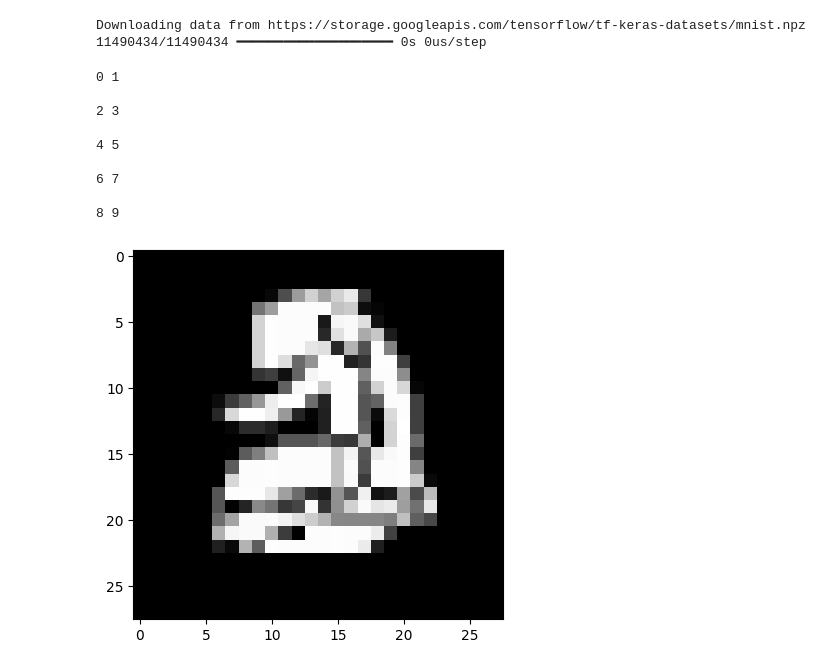
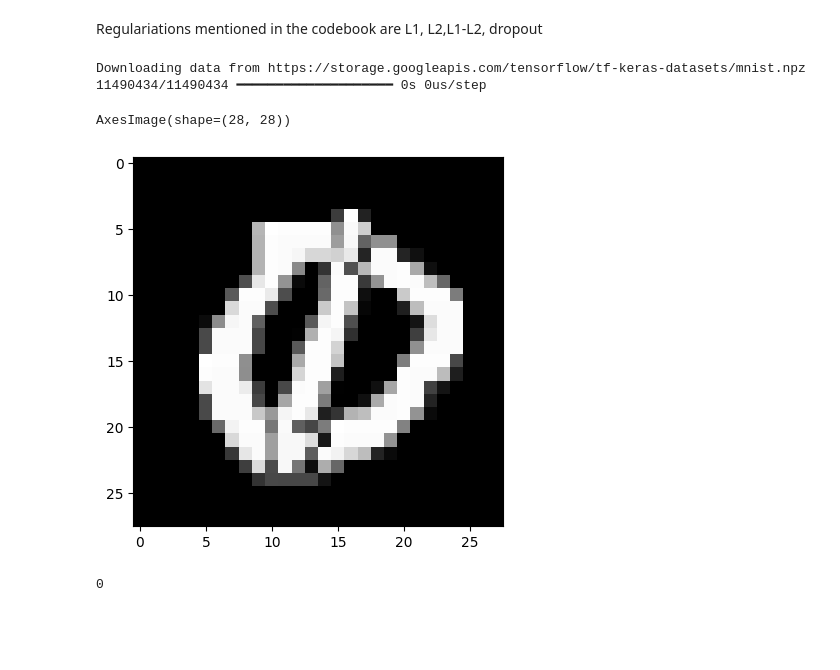
Before and after one commit to jsuj1th/Colab, a Jupyter notebook: DL/Assignments/DL_HW_3.ipynb, the cells around one changed output. Drawn from its saved outputs; the diff is of its cells as text; code cells hidden in the pictures; blank space fills up the shorter version.

```diff
--- a/DL/Assignments/DL_HW_3.ipynb
+++ b/DL/Assignments/DL_HW_3.ipynb
@@ -1,5 +1,8 @@
 # %% [markdown]
 <a href="https://colab.research.google.com/github/jsuj1th/Colab/blob/main/DL/Assignments/DL_HW_3.ipynb" target="_parent"><img src="https://colab.research.google.com/assets/colab-badge.svg" alt="Open In Colab"/></a>
+# %% [markdown]
+Regulariations mentioned in the codebook are
+L1, L2,L1-L2, dropout
 # %%
 import keras
 import matplotlib.pyplot as plt
@@ -24,30 +28,34 @@ label_0=[i for i, label in enumerate(train_labels) if label == 0]
 labels = [label_0, label_1, label_2, label_3, label_4, label_5, label_6, label_7, label_8, label_9]
 pair_list=[]
 for i in range(0,10,2):
-  print(i, i+1, "\n")
+  # print(i, i+1, "\n")
   pair=list(zip(labels[i],labels[i+1]))
   pair_list.append(pair)
-# pair=list(zip(label_1,label_2))
-# conv_label_1=[]
-# for i in pair:
-#     img_1=train_images[i[0]]
-#     img_2=train_images[i[1]]
-#     conv_img=(img_1+img_2)/2
-#     conv_label_1.append(conv_img)
-# %% [output]
-0 1
-
-2 3
-
-4 5
-
-6 7
-
-8 9
+# %%
+combined_imgs=[]
+i=0
+
+for pairs in pair_list:
+  for pair in pairs:
+    img_1=train_images[pair[0]]
+    img_2=train_images[pair[1]]
+    combined_img=(img_1+img_2)/2
+    combined_imgs.append((combined_img,i))
+
+  i+=1
+  # print(i)
+    # plt.imshow(combined_img, cmap='gray')
+    # plt.show()
 # %%
 
 
-plt.imshow(conv_label_1[5], cmap='gray')
+# plt.imshow(conv_label_1[5], cmap='gray')
+# plt.show()
+conv_label=5000
+print(plt.imshow(combined_imgs[conv_label][0], cmap='gray'))
 plt.show()
+print(  combined_imgs[conv_label][1])
 # %% [output]
+AxesImage(shape=(28, 28))
-[figure, old version]
+[figure, new version]
+0
```
Also changed, not shown: parts of 4 cells of this notebook.
